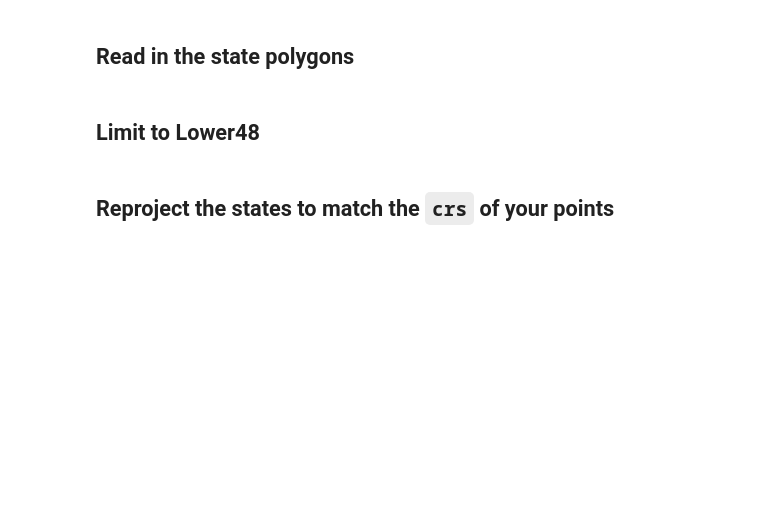
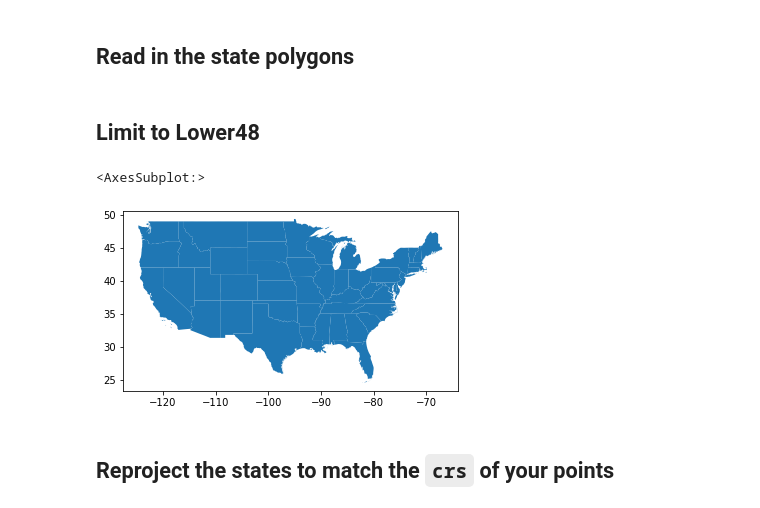
Before and after one commit to UW-GDA/jupyterbook, a Jupyter notebook: book/modules/06_Vector2_Geometries_SpatialOps_Viz/06_Vector2_Geometries_SpatialOps_Viz_demo.ipynb, the cells around one changed output. Cells and saved outputs as stored; diff of their text form; code cells hidden in the pictures; blank space fills up the shorter version.

```diff
--- a/book/modules/06_Vector2_Geometries_SpatialOps_Viz/06_Vector2_Geometries_SpatialOps_Viz_demo.ipynb
+++ b/book/modules/06_Vector2_Geometries_SpatialOps_Viz/06_Vector2_Geometries_SpatialOps_Viz_demo.ipynb
@@ -100,6 +122,11 @@ states_gdf = gpd.read_file(states_url)
 # %%
 idx = states_gdf['NAME'].isin(['Alaska','Puerto Rico','Hawaii'])
 states_gdf = states_gdf[~idx]
+# %%
+states_gdf.plot()
+# %% [output]
+<AxesSubplot:>
+[figure, added]
 # %% [markdown]
 ## Reproject the states to match the `crs` of your points
 # %%
```
Also changed, not shown: parts of 81 cells of this notebook.
